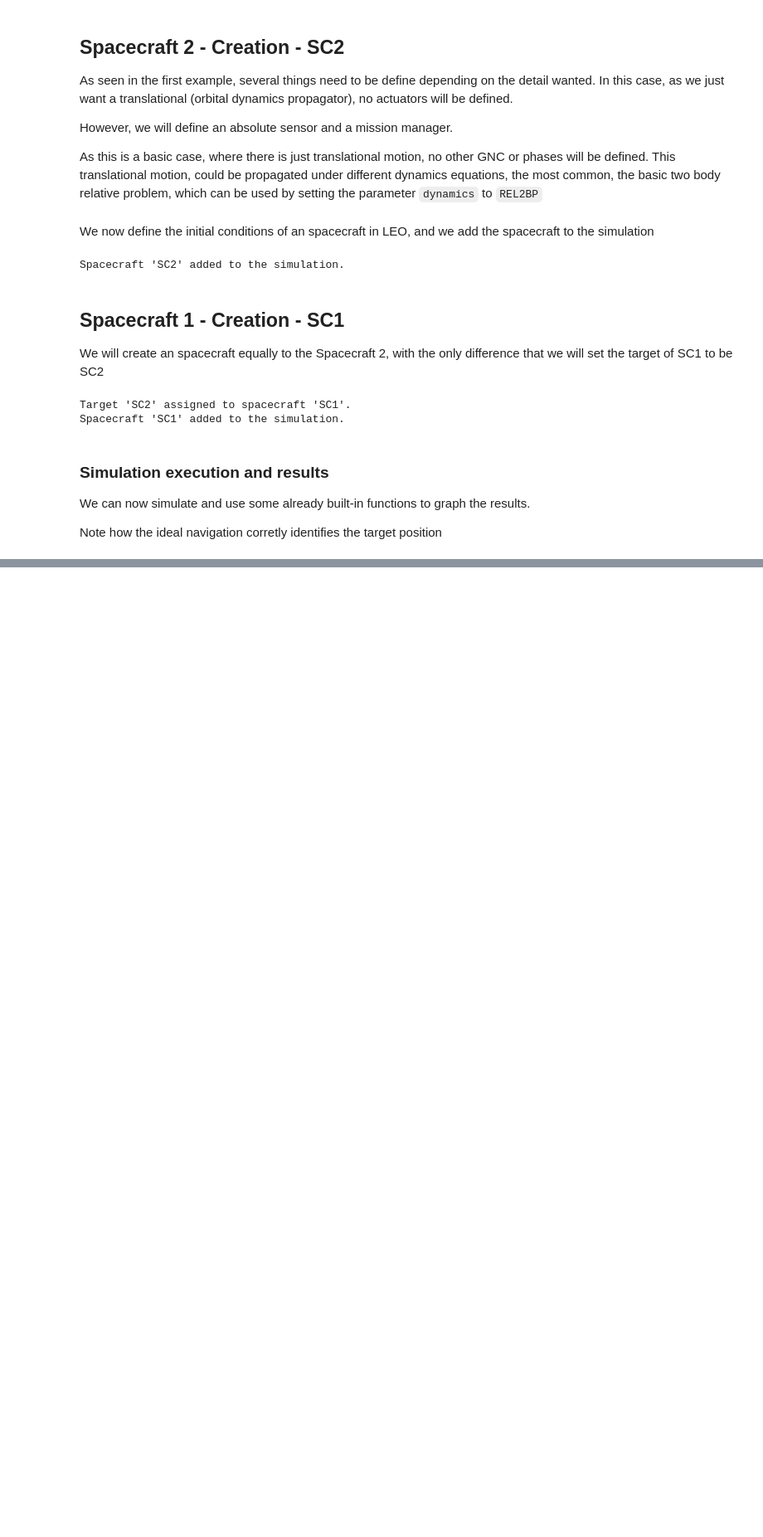
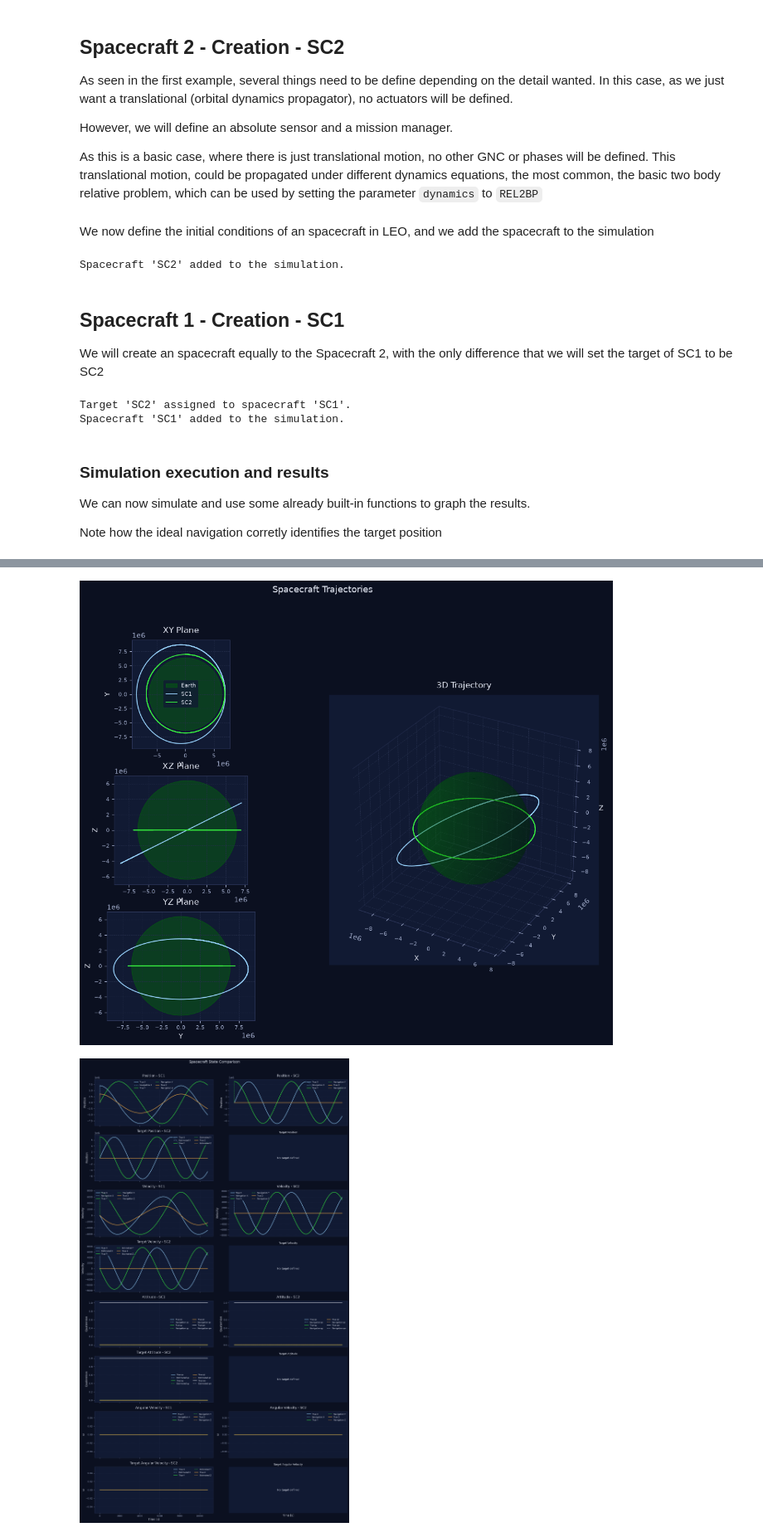
Before and after one commit to rodandres/ARGOS-Toolkit, a Jupyter notebook: py/examples/example_2.ipynb, the cells around one changed output, grey strips where cells are left out. Shown at 83% size. Saved outputs shown, nothing was run; the diff lists cells and outputs as text; code cells hidden in the pictures; blank space fills up the shorter version.

```diff
--- a/py/examples/example_2.ipynb
+++ b/py/examples/example_2.ipynb
@@ -100,7 +100,7 @@ We will create an spacecraft equally to the Spacecraft 2, with the only differen
 # %%
 translational_propagator_SC1 = NativeTranslationalPropagator(dynamics="REL2BP", integration_method="NATIVE_RK45")
 
-dt_SC1 = 10 # Time step for the Spacecraft 1 in seconds
+dt_SC1 = 5 # Time step for the Spacecraft 1 in seconds
 
 sensors_SC1 = [AbsoluteSensor(1/dt_SC1, verbose=False)]
 
@@ -175,0 +152,25 @@ Simulation completed.
+# %%
+import matplotlib.pyplot as plt
+from mpl_toolkits.mplot3d import Axes3D
+import numpy as np
+
+# from py.modules.visualization.state_variables import plot_attitude_quaternions, plot_position
+
+# plot_attitude_quaternions(["SC1", "SC2"], result, show=True)
+# plot_position(["SC1", "SC2"], result, show=True)
+
+
+from py.modules.visualization.trajectories import *
+
+# plot_trajectory_xy(["SC1", "SC2"], result, show=True, body="Earth",)
+# plot_trajectory_xz(["SC1", "SC2"], result, show=True, body="Earth",)
+# plot_trajectory_yz(["SC1", "SC2"], result, show=True, body="Earth",)
+# plot_trajectory_3d(["SC1", "SC2"], result, show=True, body="Earth",)
+plot_trajectory(["SC1", "SC2"], result, show=True, body="Earth",)
+
+
+from py.modules.visualization.gnc import *
+plot_state_comparison(["SC1", "SC2"], result, show=True)
+# %% [output]
+[figure, added]
+[figure, added]
```
Also changed, not shown: parts of 2 cells of this notebook.
